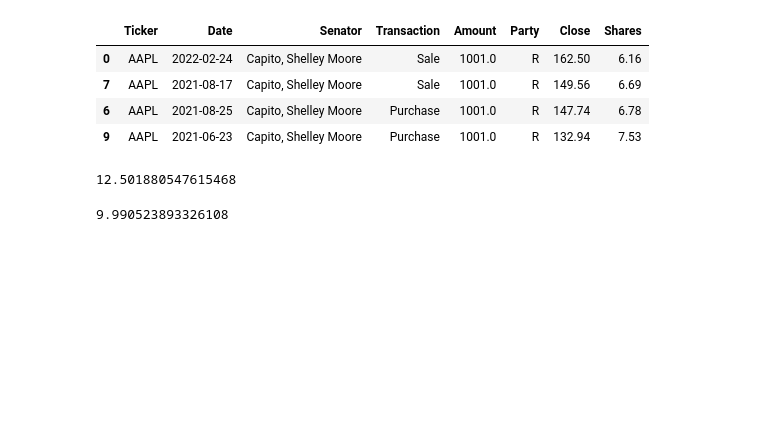
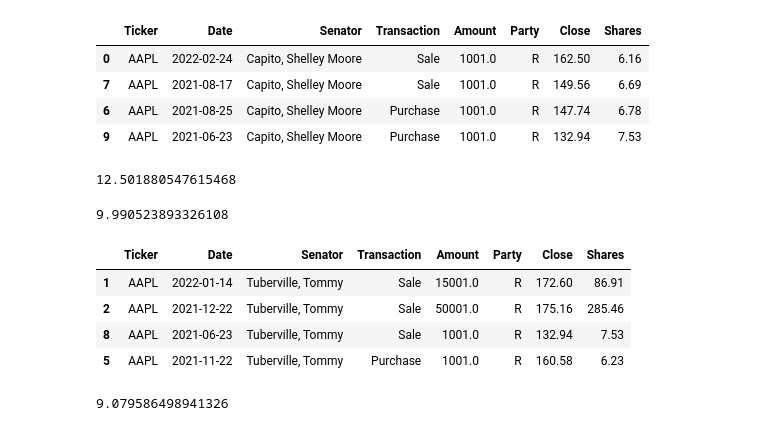
Before and after one commit to Loudju/Fintech_Project1_Politician_stock_trading, a Jupyter notebook: Rep_appl_returns.ipynb, the cells around one changed output. Saved outputs shown, nothing was run; the diff lists cells and outputs as text; code cells hidden in the pictures; blank space fills up the shorter version.

```diff
--- a/Rep_appl_returns.ipynb
+++ b/Rep_appl_returns.ipynb
@@ -221,5 +238,5 @@ pat_roberts_aapl_df
 # %%
-republican_aapl_df= pd.concat([appl_sale_rep_df,appl_purchase_rep_df])
+
 shelley_capito_aapl_df= (republican_aapl_df.groupby('Senator').get_group("Capito, Shelley Moore"))
 shelley_capito_aapl_df
 # %% [output]
@@ -245,3 +262,19 @@ Gain_lost_Pct = (Gain_loss_amount / shelley_capito_aapl_df.loc[6,'Close'])*100
 Gain_lost_Pct
 # %% [output]
 9.990523893326108
+# %%
+tommy_tuberville_aapl_df= (republican_aapl_df.groupby('Senator').get_group("Tuberville, Tommy"))
+tommy_tuberville_aapl_df
+# %% [output]
+|  | Ticker | Date | Senator | Transaction | Amount | Party | Close | Shares |
+| 1 | AAPL | 2022-01-14 | Tuberville, Tommy | Sale | 15001.0 | R | 172.60 | 86.91 |
+| 2 | AAPL | 2021-12-22 | Tuberville, Tommy | Sale | 50001.0 | R | 175.16 | 285.46 |
+| 8 | AAPL | 2021-06-23 | Tuberville, Tommy | Sale | 1001.0 | R | 132.94 | 7.53 |
+| 5 | AAPL | 2021-11-22 | Tuberville, Tommy | Purchase | 1001.0 | R | 160.58 | 6.23 |
+# %%
+#Trade 1
+Gain_loss_amount=(tommy_tuberville_aapl_df.loc[2,'Close']-tommy_tuberville_aapl_df.loc[5,'Close'])
+Gain_lost_Pct = (Gain_loss_amount / tommy_tuberville_aapl_df.loc[5,'Close'])*100
+Gain_lost_Pct
+# %% [output]
+9.079586498941326
```
Also changed, not shown: parts of 2 cells of this notebook.
